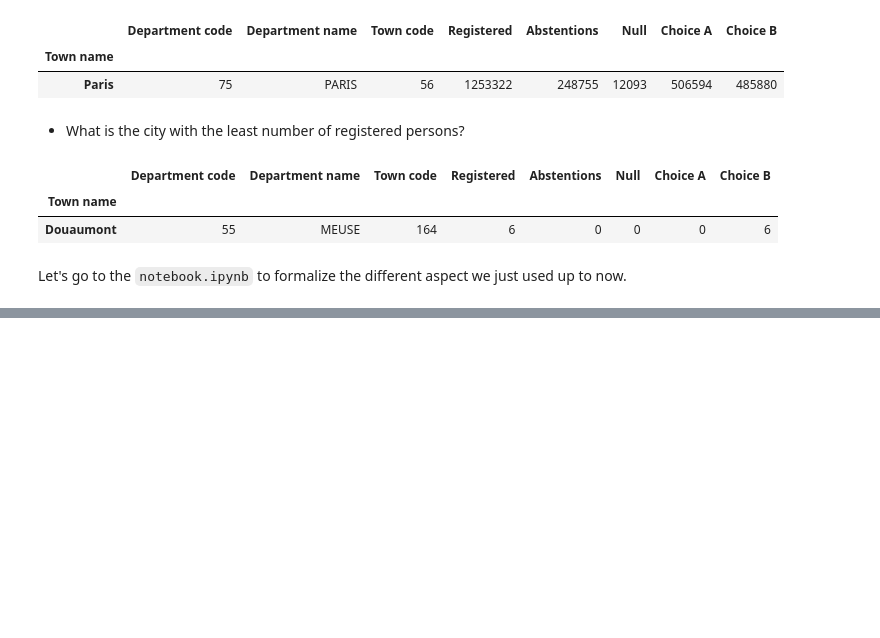
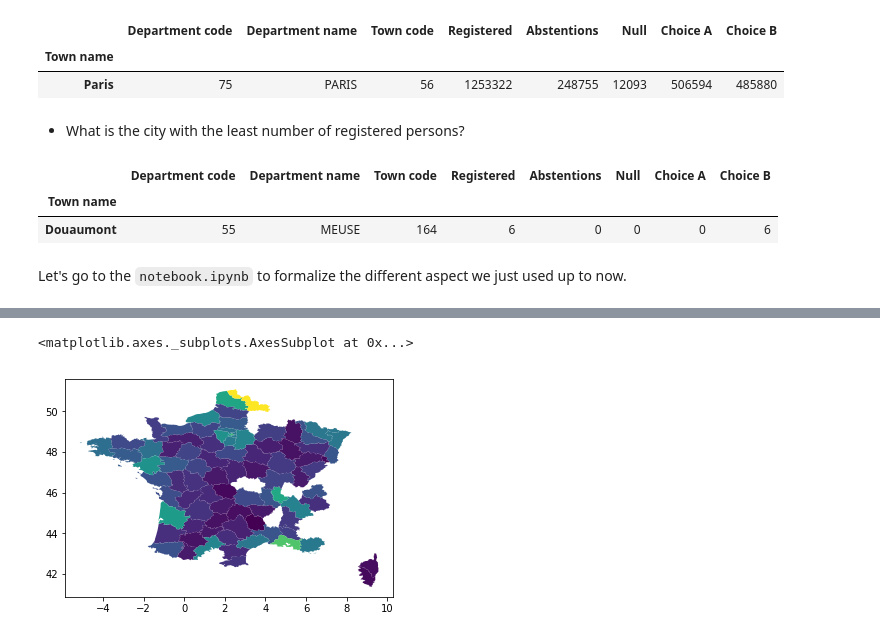
Before and after one commit to glemaitre/x_exed_03_2019, a Jupyter notebook: 02_pandas/use_case.ipynb, the cells around one changed output, grey strips where cells are left out. Cells and saved outputs as stored; diff of their text form; code cells hidden in the pictures; blank space fills up the shorter version.

```diff
--- a/02_pandas/use_case.ipynb
+++ b/02_pandas/use_case.ipynb
@@ -145,0 +184,2 @@ Let's go to the `notebook.ipynb` to formalize the different aspect we just used
+# %%
+df_department = df.groupby(['Department code', 'Department name']).sum().reset_index()
@@ -145,0 +216,5 @@ Let's go to the `notebook.ipynb` to formalize the different aspect we just used
+# %%
+df.plot(column='Registered')
+# %% [output]
+<matplotlib.axes._subplots.AxesSubplot at 0x...>
+[figure, added]
```
Also changed, not shown: parts of 23 cells of this notebook, 1 other file.
